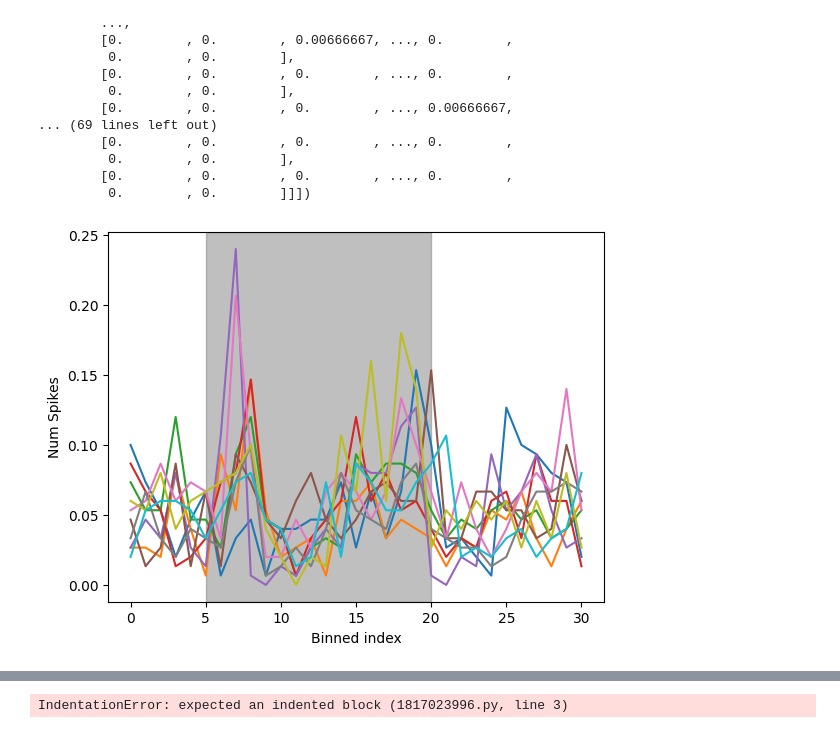
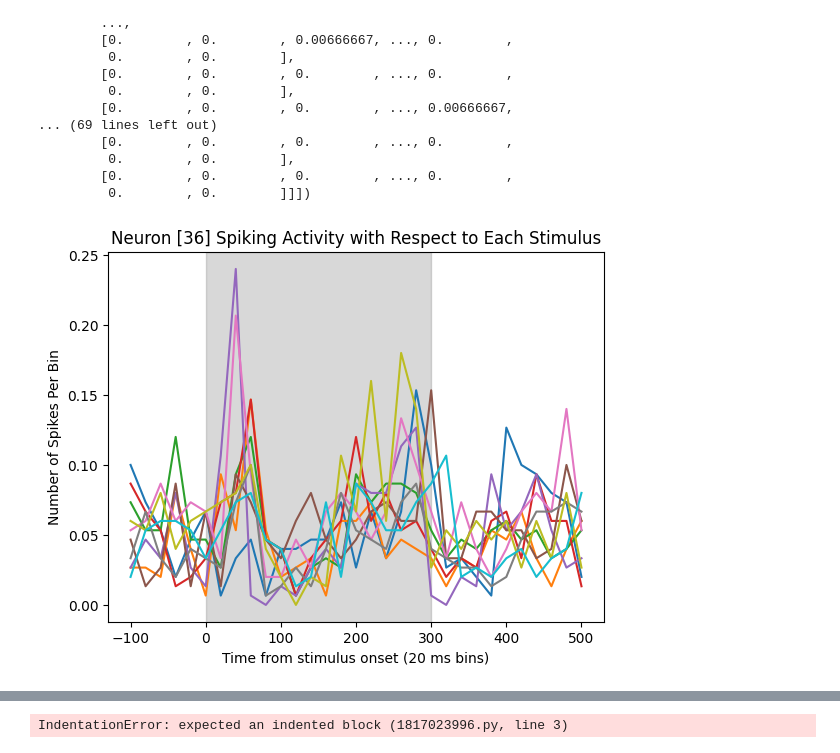
Before and after one commit to VirtualBrainLab/urchin-examples, a Jupyter notebook: li_2024/spiking_data.ipynb, the cells around one changed output, grey strips where cells are left out. Cells and saved outputs as stored; diff of their text form; code cells hidden in the pictures.

Commit message:
separating into separate functions for different graphs

```diff
--- a/li_2024/spiking_data.ipynb
+++ b/li_2024/spiking_data.ipynb
@@ -110,19 +110,26 @@ array([[[0.        , 0.        , 0.        , ..., 0.        ,
 # %%
 for i in range(0,10):
     y = test[36][i]
-    plt.plot(y)
+    x = np.arange(-100, 520, step=20)
+    plt.plot(x,y)
+    # print("x")
+    # print(x)
+    # print("y")
+    # print(y)
 # Assuming combined is your DataFrame
 # y = final_avg[0][5]  # Adjusted slicing indices
  # Adjusted slicing indices
 
 
-plt.xlabel('Binned index')
-plt.ylabel('Num Spikes')
-#plt.title('Stimulus id:{}, bin: {}'.format(stim_id, bin_id))
+plt.xlabel('Time from stimulus onset (20 ms bins)')
+# plt.xticks(np.arange(-100, 520, step=31))
+
+plt.ylabel('Number of Spikes Per Bin')
+plt.title('Neuron [36] Spiking Activity with Respect to Each Stimulus')
 
 # Add the gray rectangle
-plt.axvspan(5, 20, color='gray', alpha=0.5)
+plt.axvspan(0, 300, color='gray', alpha=0.3)
 
 plt.show()
 # %% [output]
-[figure, old version]
+[figure, new version]
```
Also changed, not shown: parts of 2 cells of this notebook, 1 other file.
